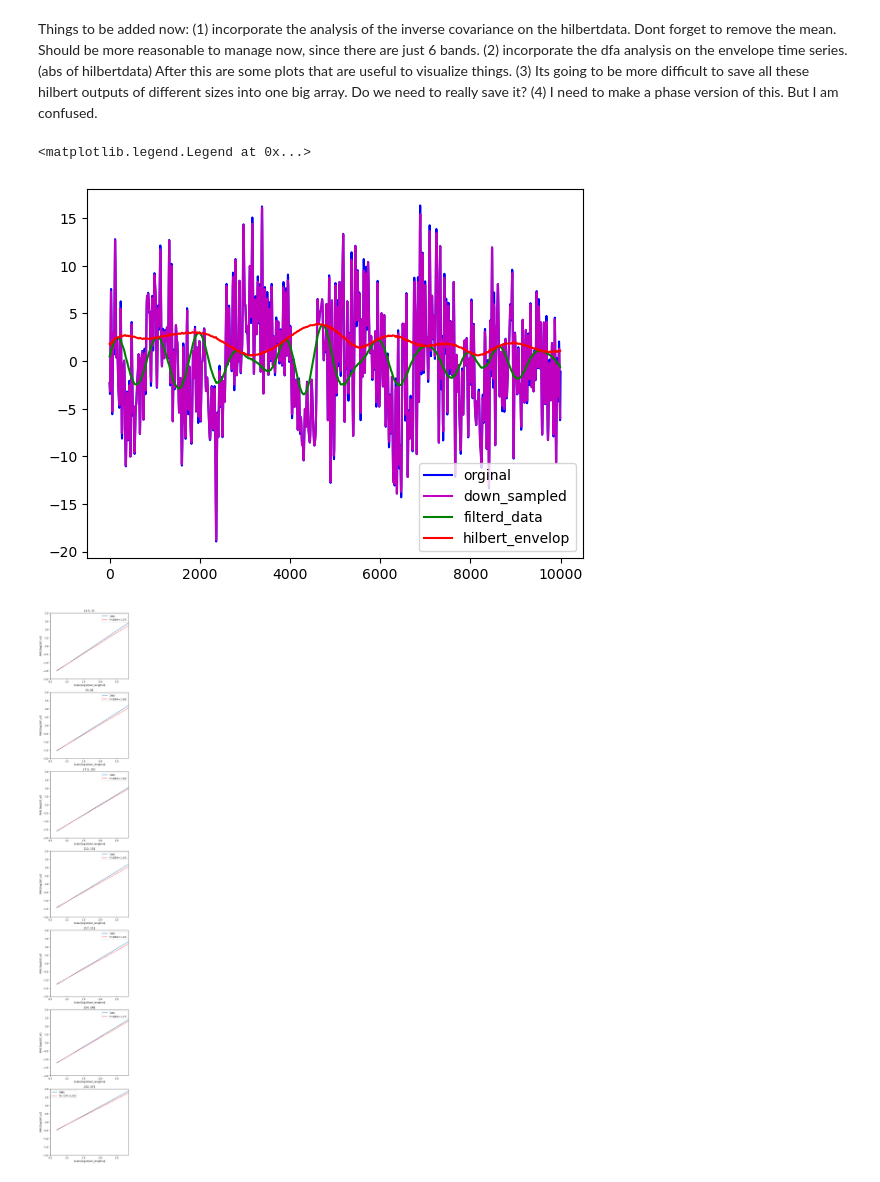
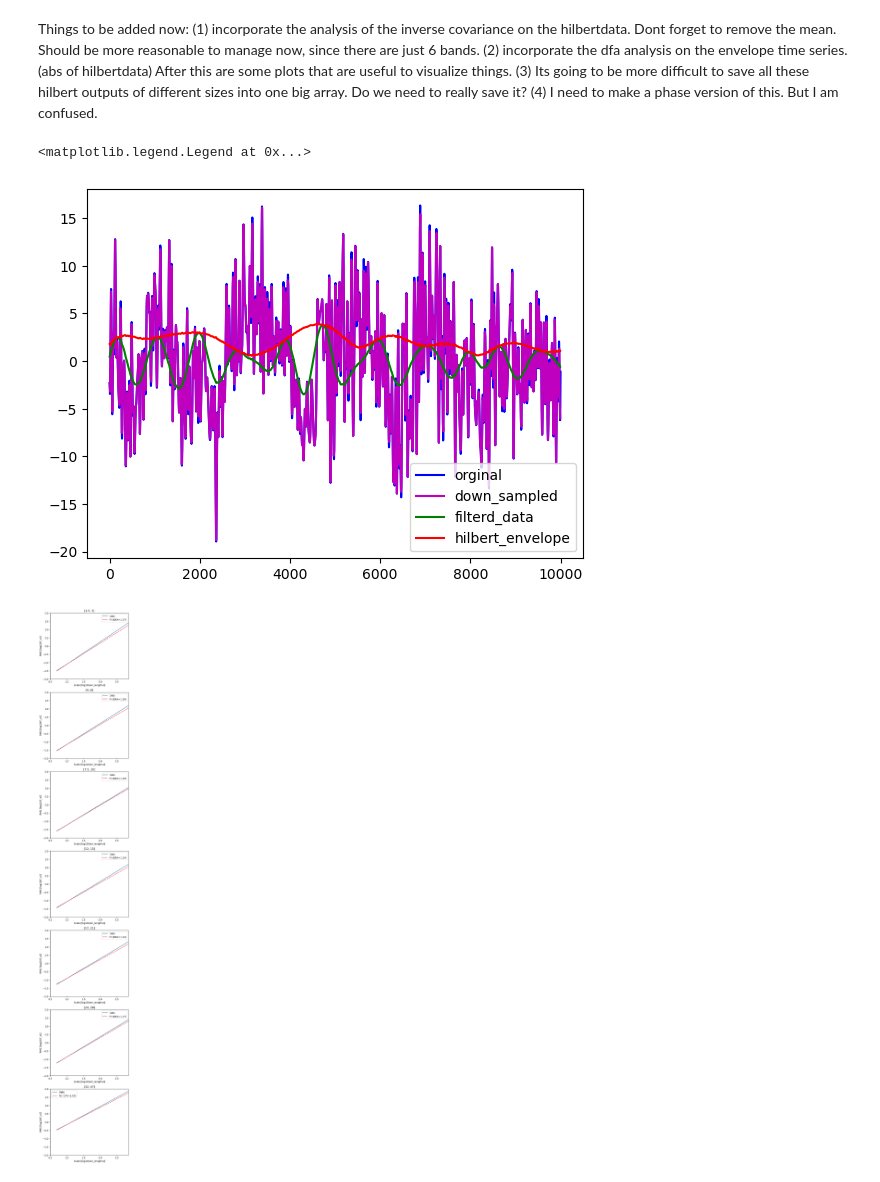
Before and after one commit to zhibinz2/1overf, a Jupyter notebook: Filter_Hilbert/test1_filter_hilbert_and_DFA_copy.ipynb, the cells around one changed output. Saved outputs shown, nothing was run; the diff lists cells and outputs as text; code cells hidden in the pictures.

```diff
--- a/Filter_Hilbert/test1_filter_hilbert_and_DFA_copy.ipynb
+++ b/Filter_Hilbert/test1_filter_hilbert_and_DFA_copy.ipynb
@@ -302,18 +302,18 @@ After this are some plots that are useful to visualize things.
 # %%
 freq=0; chan=0
 
 plt.plot(range(10000),trialdata[0:10000,chan],'b',label='orginal')
 
 plt.plot(range(0,10000,10),trialdatanew[0:1000,chan],'m',label='down_sampled')
 
 plt.plot(range(0,10000,10),filtdata[freq][0:1000,chan],'g',label='filterd_data')
 
-plt.plot(range(0,10000,10),np.abs(hilbertdata[freq][0:1000,chan]),'r',label='hilbert_envelop')
+plt.plot(range(0,10000,10),np.abs(hilbertdata[freq][0:1000,chan]),'r',label='hilbert_envelope')
 
 plt.legend()
 # %% [output]
 <matplotlib.legend.Legend at 0x...>
-[figure, old version]
+[figure, new version]
 # %%
 # try DFA
 freq=0; chan=0
```
Also changed, not shown: 2 other files.
